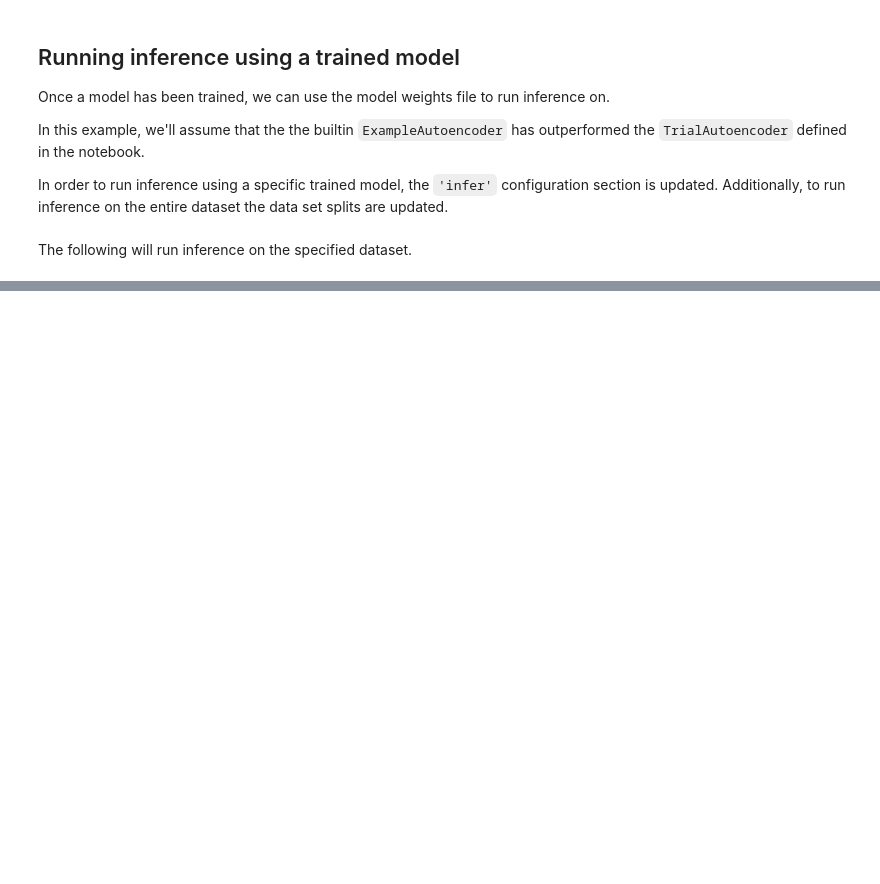
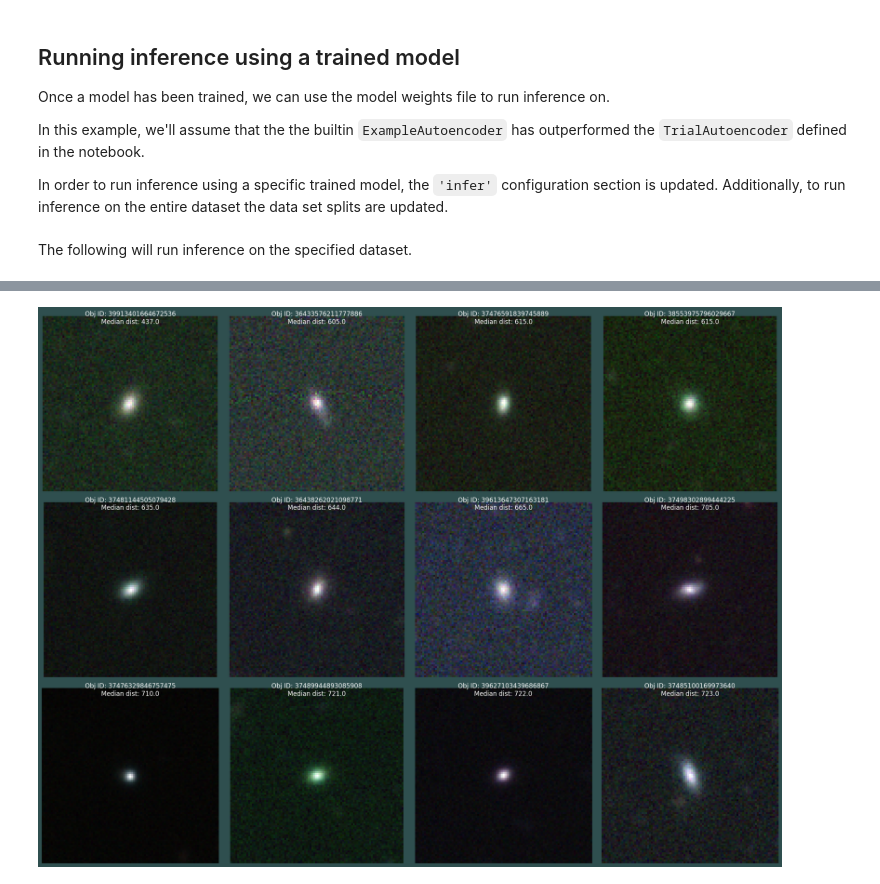
Before and after one commit to lincc-frameworks/fibad, a Jupyter notebook: mpr_demo.ipynb, the cells around one changed output, grey strips where cells are left out. Cells and saved outputs as stored; diff of their text form; code cells hidden in the pictures; blank space fills up the shorter version.

```diff
--- a/mpr_demo.ipynb
+++ b/mpr_demo.ipynb
@@ -205,4 +272,0 @@ print(f"Number of indexes: {len(indexes)}")
-# %%
-anom_object_ids = []
-for indx in indexes:
-    anom_object_ids.append(all_embeddings["ids"][indx])
@@ -220,0 +337,18 @@ for anom_object_id in anom_object_ids:
+# %%
+# Find the indexes of the objects that are very close to their nearest neighbors
+indexes = [(i, x) for i, x in enumerate(median_dist_all_nn) if x < 750]
+print(f"Number of close neighbors: {len(indexes)}")
+print("Object ID : Rounded median distance to nearest neighbor")
+
+# Use the indexes to gather metadata: object ID, rounded median distance, and file name
+common_objects = []
+for indx in sorted(indexes, key=lambda x: x[1]):
+    object_id = all_embeddings["ids"][indx[0]]
+
+    found_files = glob.glob(
+        f"/home/drew/code/fibad/docs/notebooks/data/hsc_example/hsc_8asec_1000/{object_id}*.fits"
+    )
+    file_name = found_files[0][:-11]
+
+    print(f"{object_id} : {np.round(indx[1])} : {file_name}")
+    common_objects.append((object_id, np.round(indx[1]), file_name))
@@ -290,0 +451,4 @@ plot_nx3_grid(names)
+# %%
+plot_grid(common_objects)
+# %% [output]
+[figure, added]
```
Also changed, not shown: parts of 33 cells of this notebook, 5 other files.
